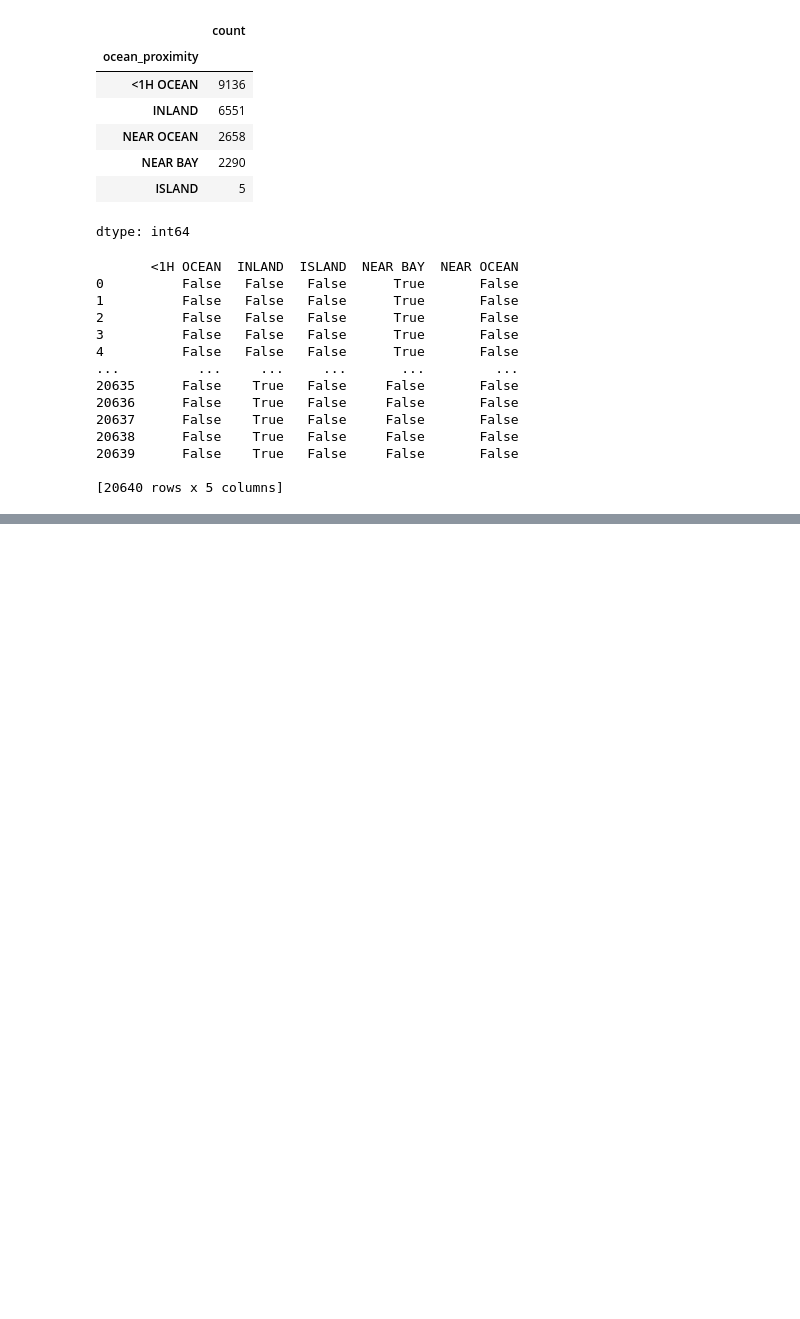
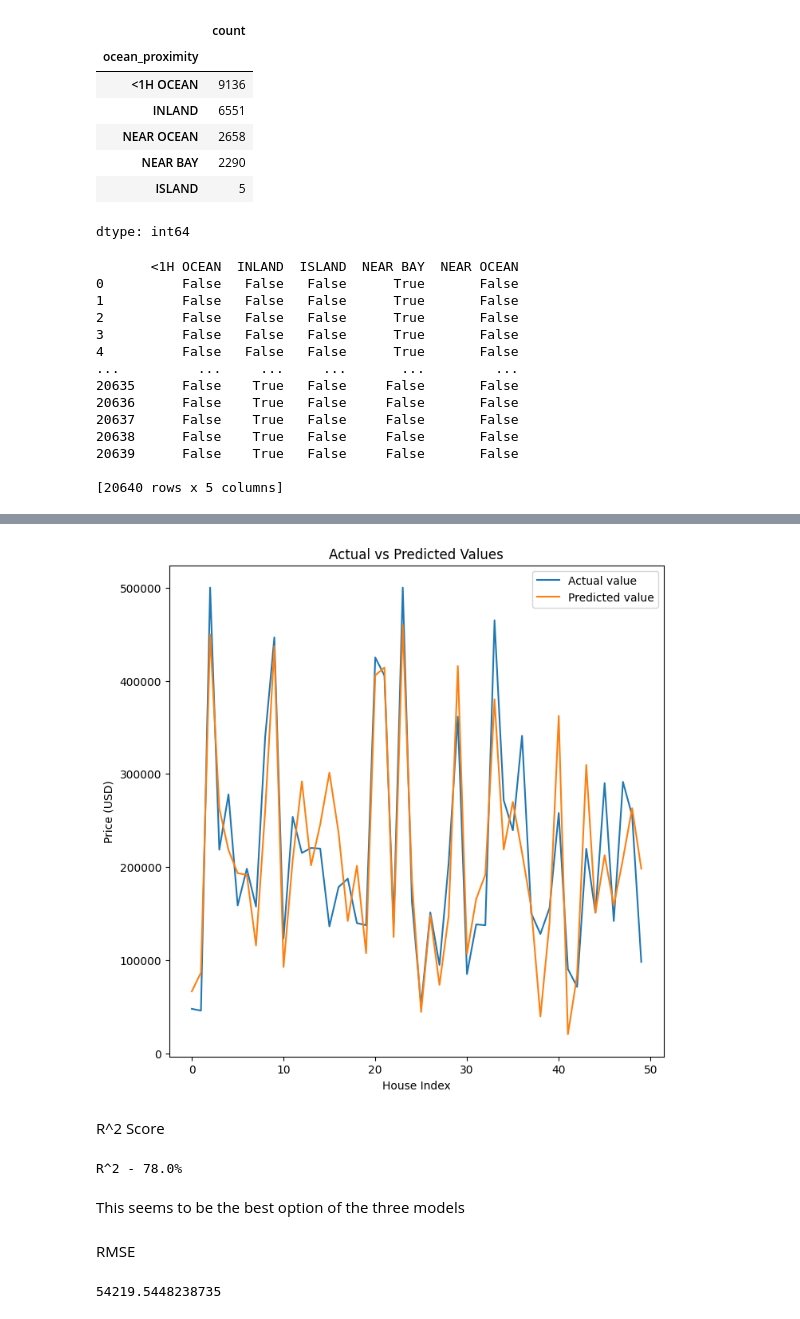
Before and after one commit to ignacio-franciosi/Home-Prediction, a Jupyter notebook: HomePrediction.ipynb, the cells around one changed output, grey strips where cells are left out. Saved outputs shown, nothing was run; the diff lists cells and outputs as text; code cells hidden in the pictures; blank space fills up the shorter version.

Commit message:
training, and testing of 3 different models

```diff
--- a/HomePrediction.ipynb
+++ b/HomePrediction.ipynb
@@ -306,0 +410,9 @@ housing_df_encoded.head()
+# %%
+from sklearn.ensemble import RandomForestRegressor
+
+# Create a  regressor using all the feature variables
+# n_estimators = amount of trees to train - 10 is low but it's ok for a quick test
+rf_model = RandomForestRegressor(n_estimators=10,random_state=10)
+
+# Train the model using the training sets
+rf_model.fit(X_train, y_train)
@@ -306,0 +475,7 @@ housing_df_encoded.head()
+# %%
+
+from xgboost import XGBRegressor
+
+xgb_model = XGBRegressor()
+
+xgb_model.fit(X_train, y_train)
@@ -306,0 +496,2 @@ housing_df_encoded.head()
+# %%
+y_xgb_pred_test = xgb_model.predict(X_test)
@@ -306,0 +500,4 @@ housing_df_encoded.head()
+# %%
+xgb_pred_test_df = pd.DataFrame({'Actual': y_test, 'Predicted': y_xgb_pred_test})
+
+xgb_pred_test_df
@@ -306,0 +518,38 @@ housing_df_encoded.head()
+# %%
+fig = plt.figure(figsize=(8,8))
+xgb_pred_test_df = xgb_pred_test_df.reset_index()
+xgb_pred_test_df = xgb_pred_test_df.drop(['index'], axis=1)
+
+plt.plot(xgb_pred_test_df[:50])
+plt.legend(['Actual value', 'Predicted value'])
+
+plt.xlabel('House Index')
+plt.ylabel('Price (USD)')
+plt.title('Actual vs Predicted Values')
+
+plt.show()
+# %% [output]
+[figure, added]
+# %% [markdown]
+R^2 Score
+# %%
+from sklearn.metrics import r2_score
+
+score = r2_score(y_test, y_xgb_pred_test)
+
+print("R^2 - {}%".format(round(score, 2) *100))
+# %% [output]
+R^2 - 78.0%
+# %% [markdown]
+This seems to be the best option of the three models
+# %% [markdown]
+RMSE
+# %%
+from sklearn.metrics import mean_squared_error
+import math
+
+rmse = math.sqrt(mean_squared_error(y_test, y_xgb_pred_test))
+
+print(rmse)
+# %% [output]
+54219.5448238735
```
Also changed, not shown: parts of 30 cells of this notebook.
